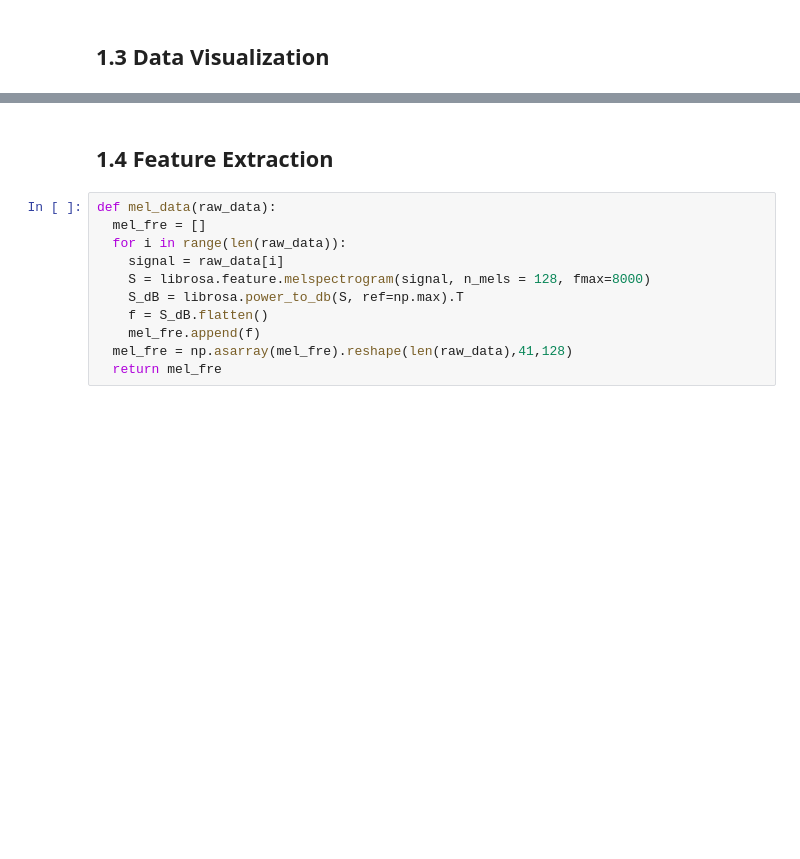
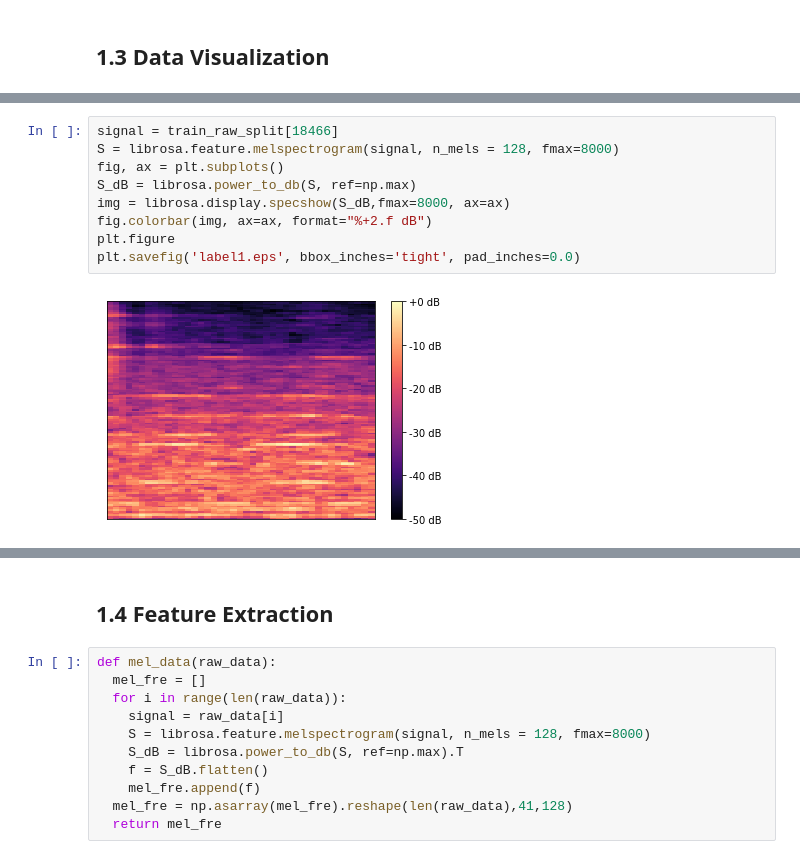
Before and after one commit to serafinazhang/Urban-Sound-Classification, a Jupyter notebook: Urban_Sound_Classification_Code_Book.ipynb, the cells around one changed output, grey strips where cells are left out. Drawn from its saved outputs; the diff is of its cells as text; blank space fills up the shorter version.

```diff
--- a/Urban_Sound_Classification_Code_Book.ipynb
+++ b/Urban_Sound_Classification_Code_Book.ipynb
@@ -185,0 +236,11 @@ valid_meta_split = pd.read_csv('/content/drive/MyDrive/machine learning/valid_me
+# %%
+signal = train_raw_split[18466]
+S = librosa.feature.melspectrogram(signal, n_mels = 128, fmax=8000)
+fig, ax = plt.subplots()
+S_dB = librosa.power_to_db(S, ref=np.max)
+img = librosa.display.specshow(S_dB,fmax=8000, ax=ax)
+fig.colorbar(img, ax=ax, format="%+2.f dB")
+plt.figure
+plt.savefig('label1.eps', bbox_inches='tight', pad_inches=0.0)
+# %% [output]
+[figure, added]
```
Also changed, not shown: parts of 176 cells of this notebook.
